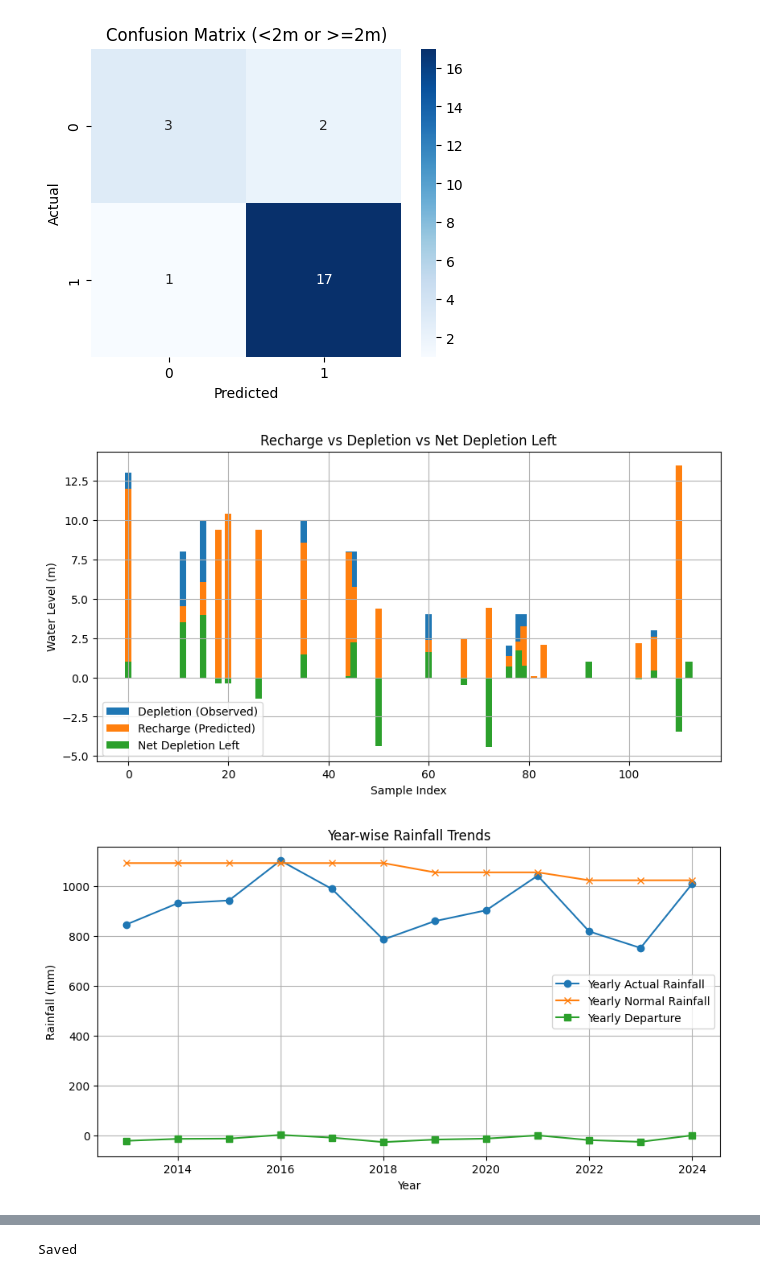
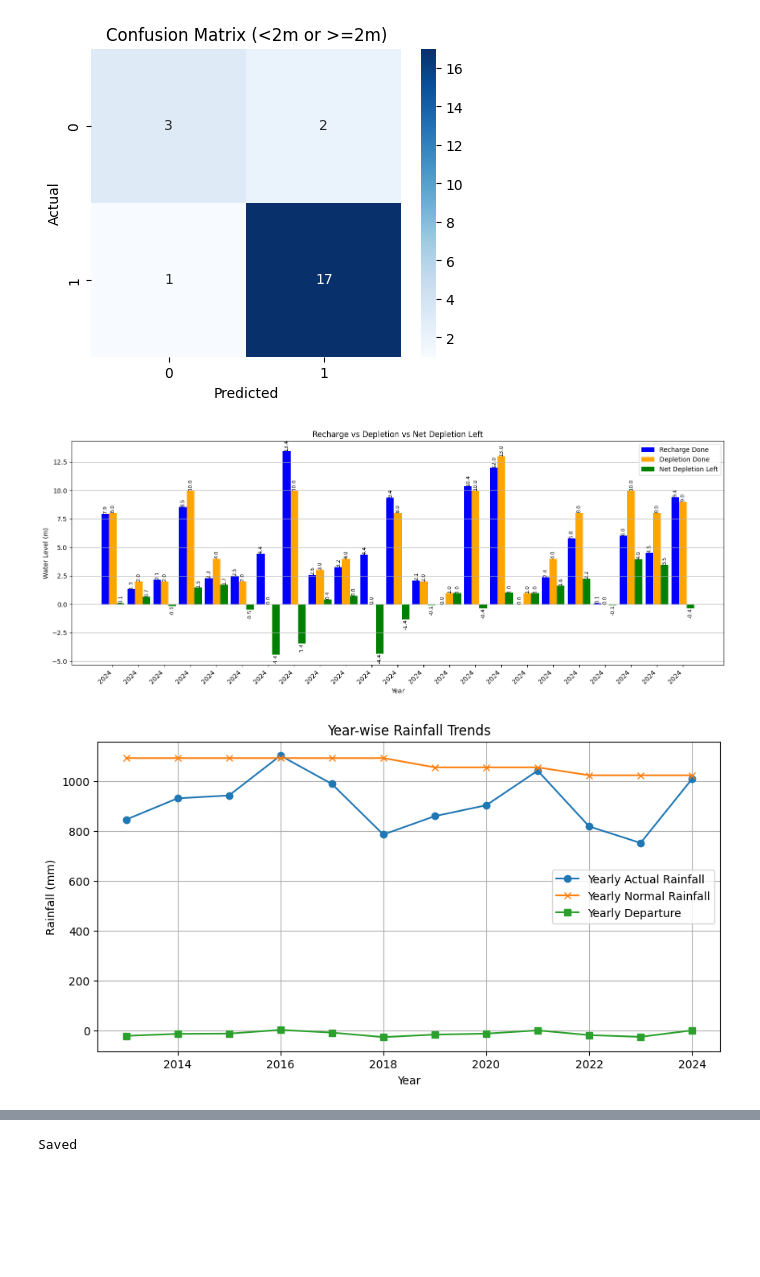
Before and after one commit to priyakumari-hub/groundwater-depletion-recharge-, a Jupyter notebook: process.ipynb, the cells around one changed output, grey strips where cells are left out. Cells and saved outputs as stored; diff of their text form; code cells hidden in the pictures; blank space fills up the shorter version.

```diff
--- a/process.ipynb
+++ b/process.ipynb
@@ -389,39 +385,62 @@ Confusion Matrix:
 # %%
 #recharge vs depletion plot vs net depletion
 # # Compute Net Depletion Left
-#doubt
+#total fall=depletion done,recharge done potted as Predicted_Recharge,net depletion=total fall-predicted recharge.
+# #current groundwater=y_pred
 df_test = X_test.copy()   # Xtest from train-split
 
 df_test['Predicted_Recharge'] = y_pred
 df_test['Total_Fall'] = y_test.values  # observed depletion
 df_test['Net_Depletion_Left'] = df_test['Total_Fall'] - df_test['Predicted_Recharge']
 
 # Plots
 # 1. Recharge (predicted) vs Depletion (observed)
-bar_width = 1.3
-plt.figure(figsize=(10,5))
-plt.bar(df_test.index, df_test['Total_Fall'],bar_width , label='Depletion (Observed)')
-plt.bar(df_test.index, df_test['Predicted_Recharge'],bar_width , label='Recharge (Predicted)')
-plt.bar(df_test.index, df_test['Net_Depletion_Left'],bar_width , label='Net Depletion Left')
-plt.xlabel("Sample Index")
+bar_width = 0.25
+group_width = 3 * bar_width + 0.1
+index = np.arange(len(df_test)) * group_width   # spacing between groups
+
+plt.figure(figsize=(15,6))
+colors = ['blue', 'orange', 'green']
+
+# Plot bars
+bars1 = plt.bar(index, df_test['Predicted_Recharge'], bar_width,
+                label='Recharge Done', color=colors[0])
+bars2 = plt.bar(index + bar_width, df_test['Total_Fall'], bar_width,
+                label='Depletion Done', color=colors[1])
+bars3 = plt.bar(index + 2*bar_width, df_test['Net_Depletion_Left'], bar_width,
+                label='Net Depletion Left', color=colors[2])
+
+# Labels & title
+plt.xlabel("Year")
 plt.ylabel("Water Level (m)")
 plt.title("Recharge vs Depletion vs Net Depletion Left")
+
+# ✅ Use Year on x-axis
+plt.xticks(index + bar_width, df_test['Year'], rotation=45, ha='right')
+
+# Grid, legend, layout
 plt.legend()
-plt.grid(True)
+plt.grid(axis='y')
+plt.tight_layout()
+
+# Add numbers on top of bars
+for bars in [bars1, bars2, bars3]:
+    plt.bar_label(bars, fmt='%.1f', fontsize=8, rotation=90)
+
 plt.show()
 
 # 2. Year-wise rainfall from Sheet2
 df_yearly = pd.read_excel("processed_data.xlsx", sheet_name="Sheet2")
 plt.figure(figsize=(10,5))
 plt.plot(df_yearly['YEAR'], df_yearly['Yearly_Actual_mm'], marker='o', label='Yearly Actual Rainfall')
 plt.plot(df_yearly['YEAR'], df_yearly['Yearly_Normal_mm'], marker='x', label='Yearly Normal Rainfall')
 plt.plot(df_yearly['YEAR'], df_yearly['Yearly_Departure_mm'], marker='s', label='Yearly Departure')
 plt.xlabel("Year")
 plt.ylabel("Rainfall (mm)")
 plt.title("Year-wise Rainfall Trends")
 plt.legend()
 plt.grid(True)
 plt.show()
 # %% [output]
-[figure, old version]
+[figure, new version]
 [figure]
```
Also changed, not shown: parts of 4 cells of this notebook, 5 other files.
